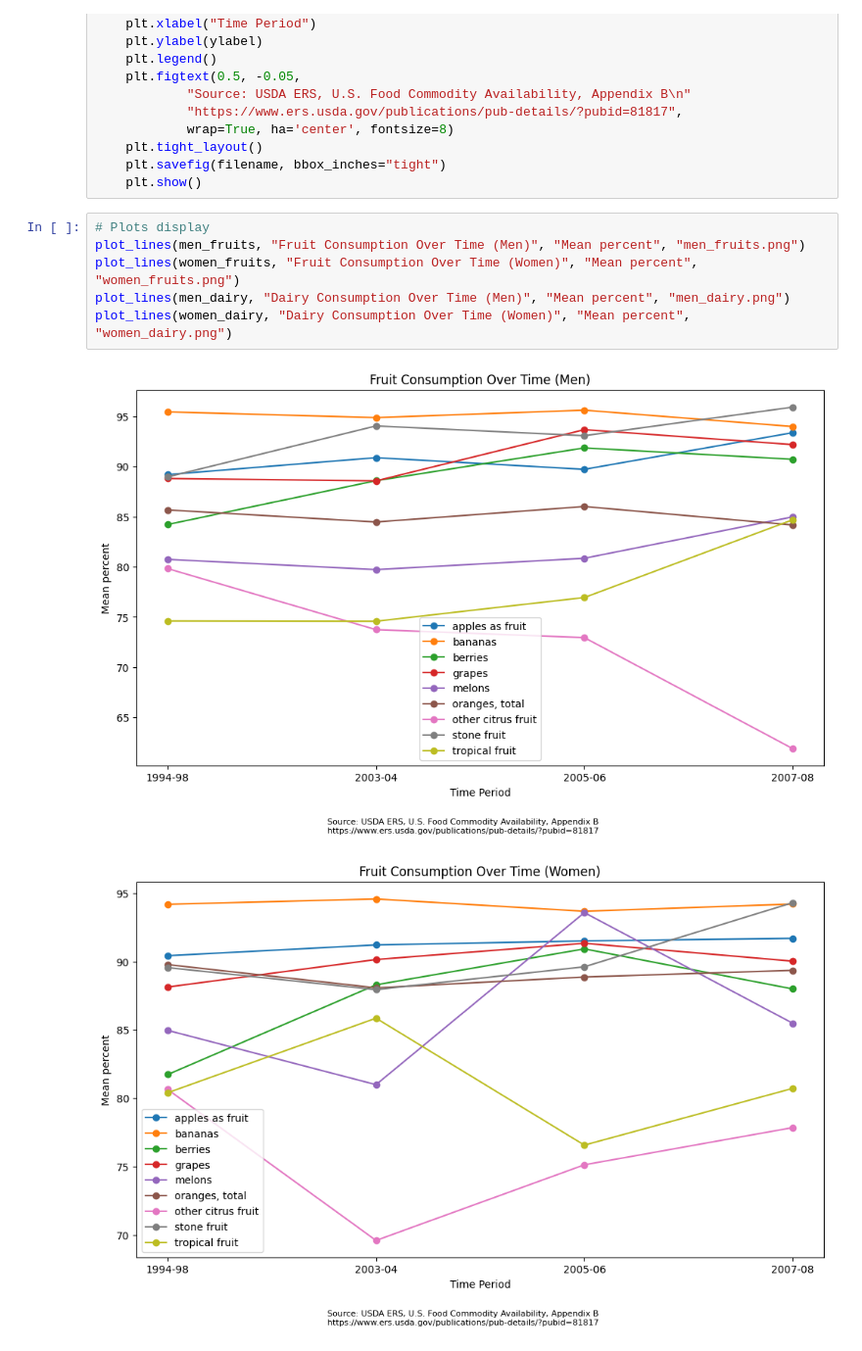
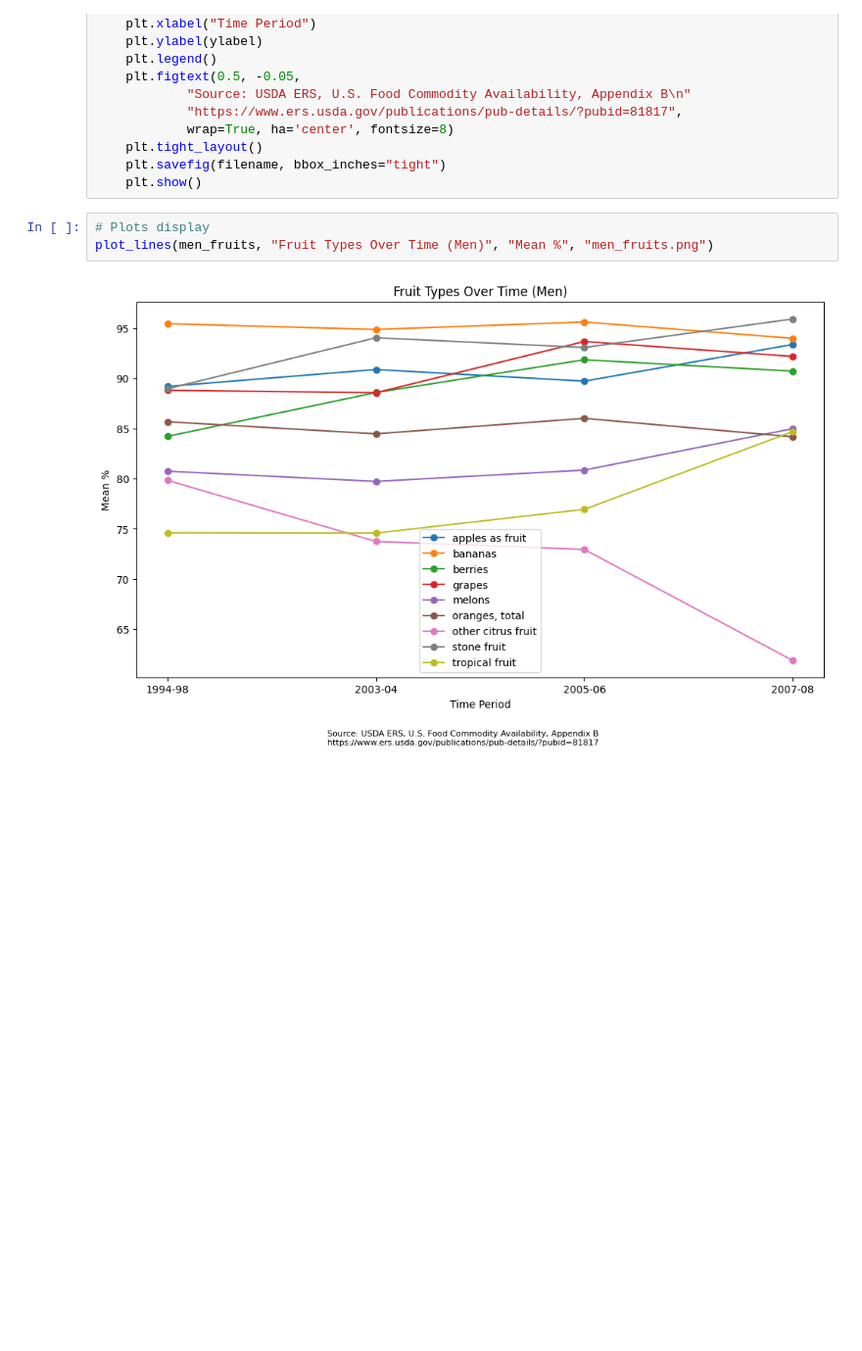
Before and after one commit to emallen2/CSc47400, a Jupyter notebook: prob1/problem1.ipynb, the cells around one changed output. Shown at 98% size. Cells and saved outputs as stored; diff of their text form; blank space fills up the shorter version.

```diff
--- a/prob1/problem1.ipynb
+++ b/prob1/problem1.ipynb
@@ -96,10 +96,6 @@ def plot_lines(df, title, ylabel, filename):
     plt.show()
 # %%
 # Plots display
-plot_lines(men_fruits, "Fruit Consumption Over Time (Men)", "Mean percent", "men_fruits.png")
-plot_lines(women_fruits, "Fruit Consumption Over Time (Women)", "Mean percent", "women_fruits.png")
-plot_lines(men_dairy, "Dairy Consumption Over Time (Men)", "Mean percent", "men_dairy.png")
-plot_lines(women_dairy, "Dairy Consumption Over Time (Women)", "Mean percent", "women_dairy.png")
+plot_lines(men_fruits, "Fruit Types Over Time (Men)", "Mean %", "men_fruits.png")
 # %% [output]
-[figure, old version]
+[figure, new version]
-[figure, removed]
```
Also changed, not shown: parts of 8 cells of this notebook, 4 other files.
